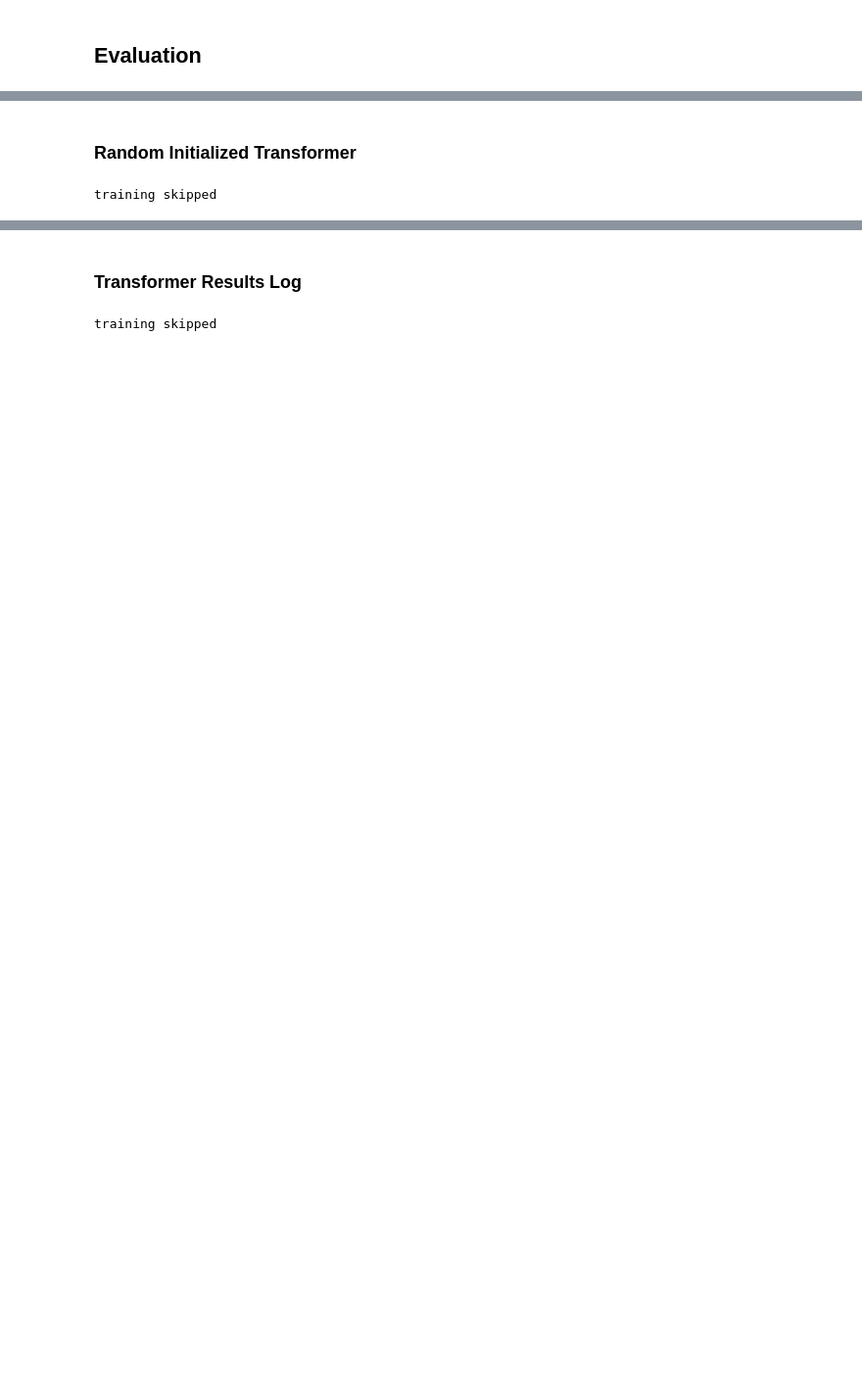
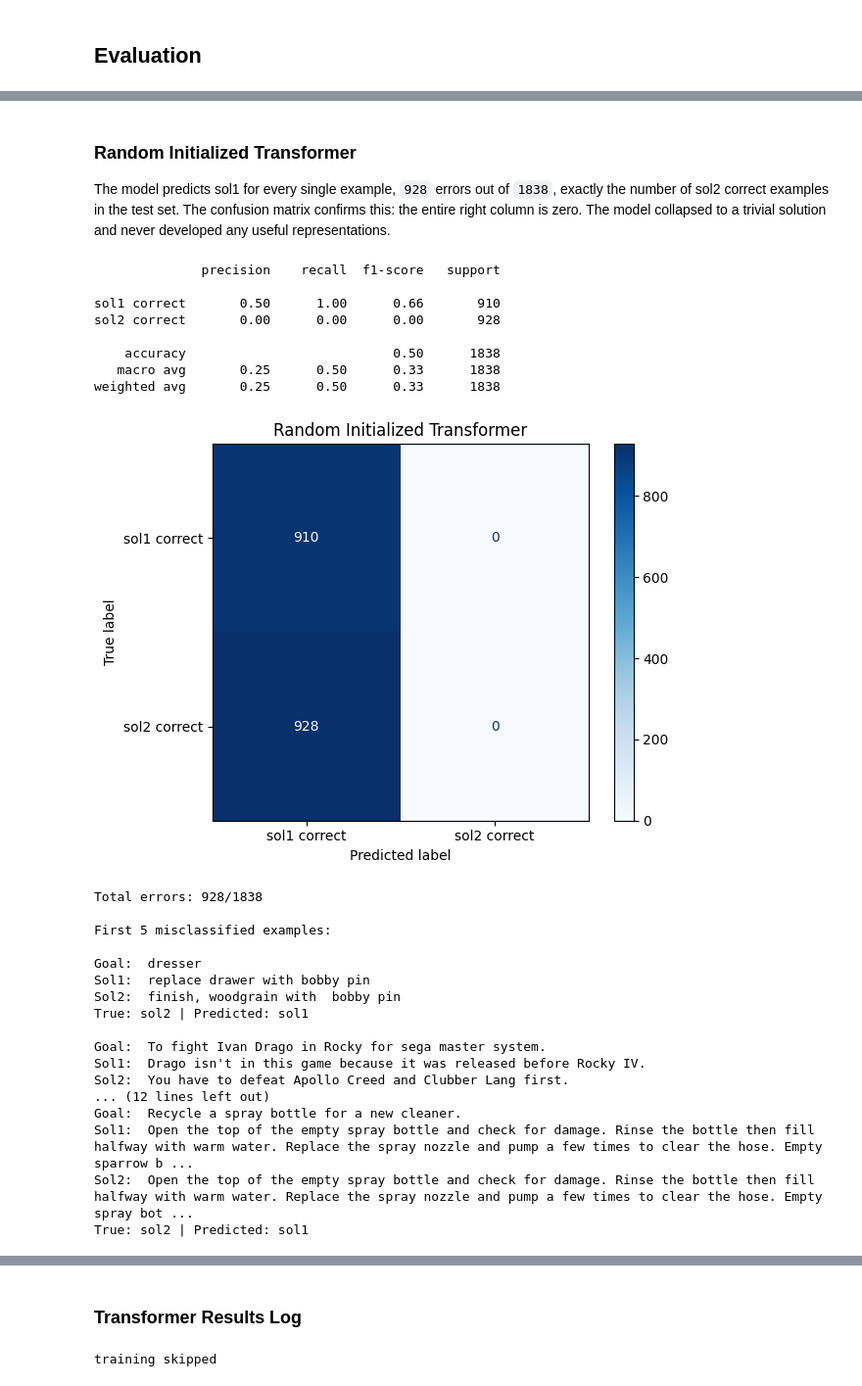
Before and after one commit to saegii/nlp, a Jupyter notebook: projects/transformers/nlp-project-transformers.ipynb, the cells around one changed output, grey strips where cells are left out. Shown at 98% size. Drawn from its saved outputs; the diff is of its cells as text; code cells hidden in the pictures; blank space fills up the shorter version.

Commit message:
submit first final notebook without best pretrained transformer

```diff
--- a/projects/transformers/nlp-project-transformers.ipynb
+++ b/projects/transformers/nlp-project-transformers.ipynb
@@ -868,0 +895,8 @@ def evaluate_transformer(model, loader):
+# %%
+def plot_confusion_matrix(labels, predictions, title):
+    cm = confusion_matrix(labels, predictions)
+    disp = ConfusionMatrixDisplay(cm, display_labels=["sol1 correct", "sol2 correct"])
+    disp.plot(cmap="Blues")
+    plt.title(title)
+    plt.tight_layout()
+    plt.show()
@@ -869,13 +913,52 @@ def evaluate_transformer(model, loader):
+# %%
+def print_error_analysis(labels, predictions, split, n=5, indices=None):
+    errors = [(i, labels[i], predictions[i]) for i in range(len(labels)) if labels[i] != predictions[i]]
+    print(f"Total errors: {len(errors)}/{len(labels)}")
+    print(f"\nFirst {n} misclassified examples:")
+    for i, true, pred in errors[:n]:
+        real_idx = indices[i] if indices is not None else i
+        row = split[real_idx]
+        print(f"\nGoal:  {row[COL_GOAL]}")
+        print(f"Sol1:  {row[COL_SOL1]}")
+        print(f"Sol2:  {row[COL_SOL2]}")
+        print(f"True: {'sol1' if true == 0 else 'sol2'} | Predicted: {'sol1' if pred == 0 else 'sol2'}")
 # %% [markdown]
 ### Random Initialized Transformer
+
+The model predicts sol1 for every single example, `928` errors out of `1838`, exactly the number of sol2 correct examples in the test set. The confusion matrix confirms this: the entire right column is zero. The model collapsed to a trivial solution and never developed any useful representations.
 # %%
-if not SKIP_TRAINING:
-    best_model1 = load_best_model(BEST_MODEL1_PATH, get_randomly_initialized_transformer())
-    predictions1, labels1 = evaluate_transformer(best_model1, test_loader)
-    del best_model1
-else:
-    print("training skipped")
+best_model1 = load_best_model(BEST_MODEL1_PATH, get_randomly_initialized_transformer())
+predictions1, labels1 = evaluate_transformer(best_model1, test_loader)
+
+plot_confusion_matrix(labels1, predictions1, "Random Initialized Transformer")
+print_error_analysis(labels1, predictions1, test_split)
+del best_model1
 # %% [output]
-training skipped
+              precision    recall  f1-score   support
+
+sol1 correct       0.50      1.00      0.66       910
+sol2 correct       0.00      0.00      0.00       928
+
+    accuracy                           0.50      1838
+   macro avg       0.25      0.50      0.33      1838
+weighted avg       0.25      0.50      0.33      1838
+[figure, added]
+Total errors: 928/1838
+
+First 5 misclassified examples:
+
+Goal:  dresser
+Sol1:  replace drawer with bobby pin
+Sol2:  finish, woodgrain with  bobby pin
+True: sol2 | Predicted: sol1
+
+Goal:  To fight Ivan Drago in Rocky for sega master system.
+Sol1:  Drago isn't in this game because it was released before Rocky IV.
+Sol2:  You have to defeat Apollo Creed and Clubber Lang first.
+... (12 lines left out)
+Goal:  Recycle a spray bottle for a new cleaner.
+Sol1:  Open the top of the empty spray bottle and check for damage. Rinse the bottle then fill halfway with warm water. Replace the spray nozzle and pump a few times to clear the hose. Empty sparrow b ...
+Sol2:  Open the top of the empty spray bottle and check for damage. Rinse the bottle then fill halfway with warm water. Replace the spray nozzle and pump a few times to clear the hose. Empty spray bot ...
+True: sol2 | Predicted: sol1
 # %% [markdown]
 ### Pretrained Transformer
```
Also changed, not shown: parts of 16 cells of this notebook.
